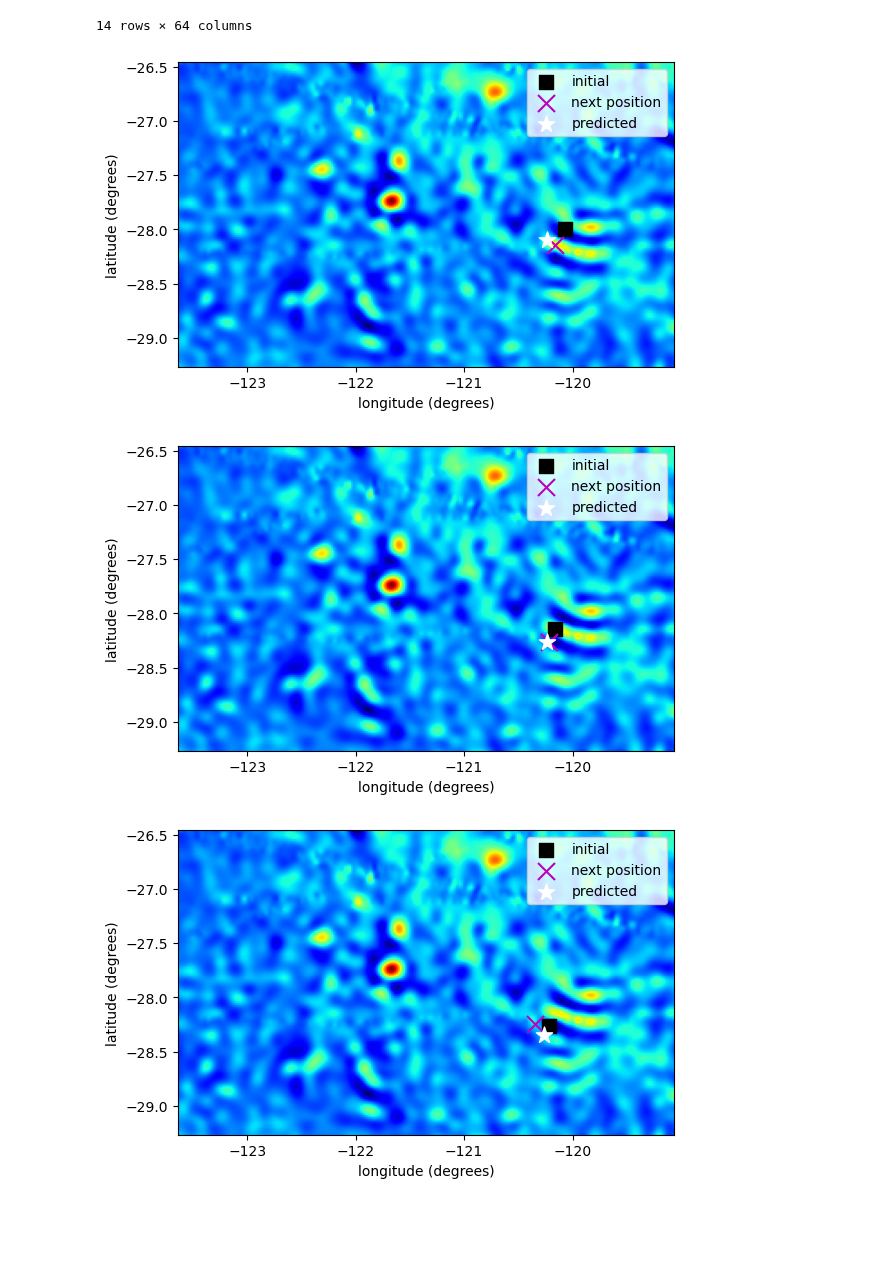
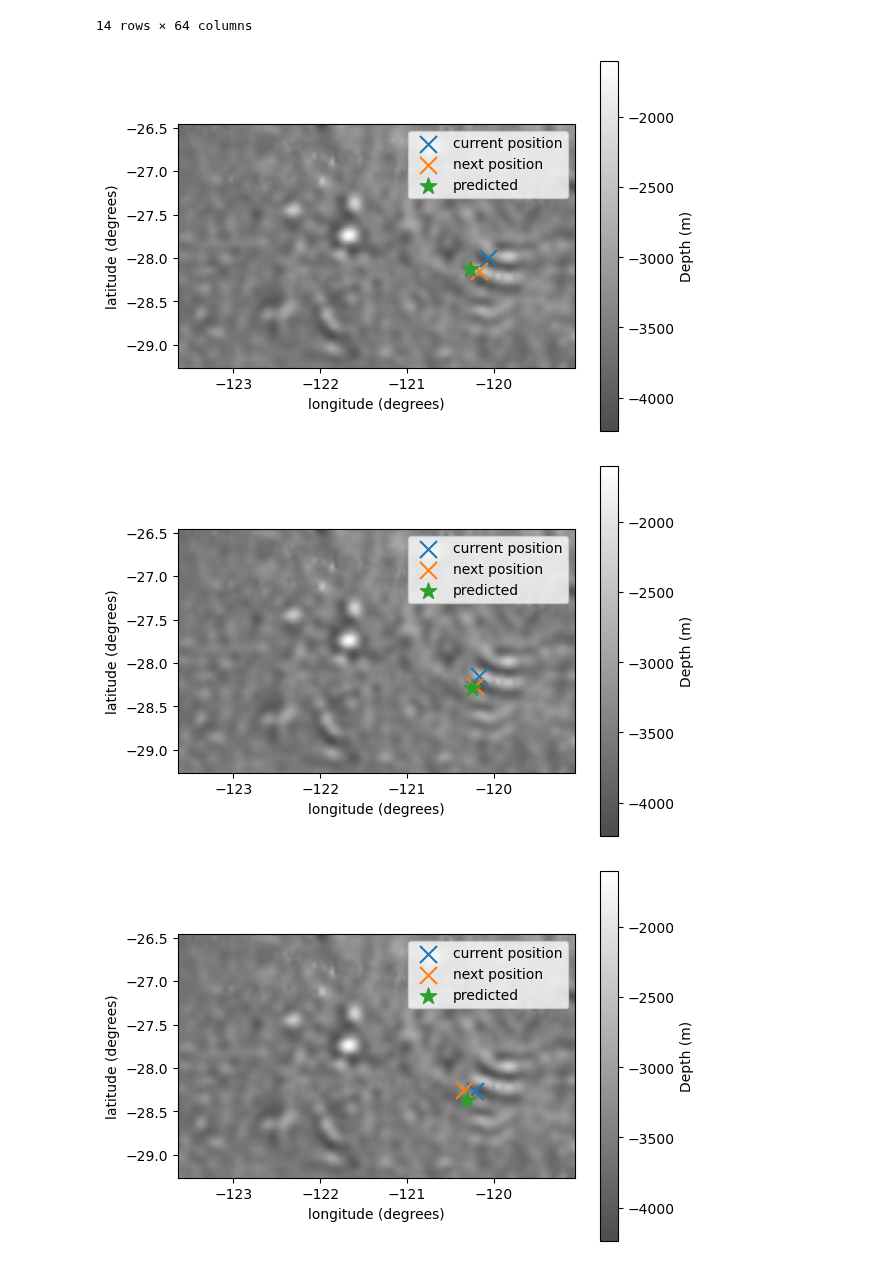
Before and after one commit to kalkulator413/argo_nn, a Jupyter notebook: plot_traj.ipynb, the cells around one changed output. Saved outputs shown, nothing was run; the diff lists cells and outputs as text; code cells hidden in the pictures; blank space fills up the shorter version.

```diff
--- a/plot_traj.ipynb
+++ b/plot_traj.ipynb
@@ -29,25 +29,26 @@ just_one
 # %%
 for i in range(just_one.shape[0]):
   y_plot = [just_one.get('lat')[i], just_one.get('nlat')[i], just_one.get('pnlat')[i]]
   x_plot = [just_one.get('lon')[i], just_one.get('nlon')[i], just_one.get('pnlon')[i]]
 
   minlon = just_one.get('lon').min()-1
   maxlon = just_one.get('lon').max()+1
   minlat = just_one.get('lat').min()-1
   maxlat = just_one.get('lat').max()+1
   rect = EG.get_rect(lat=(minlat + maxlat)/2, lon=(minlon + maxlon) /2, lat_radius=(minlat + maxlat)/2-minlat, lon_radius=(minlon + maxlon) /2-minlon)
-  plt.imshow(rect.grid, cmap=plt.cm.jet, origin='lower', extent=(minlon, maxlon, minlat, maxlat))
+  plt.imshow(rect.grid, cmap=plt.cm.gray, origin='lower', extent=(minlon, maxlon, minlat, maxlat), alpha=0.7)
+  plt.colorbar(label='Depth (m)')
 
-  plt.scatter(x_plot[0], y_plot[0], marker='s', s=100, c='k')
-  plt.scatter(x_plot[1], y_plot[1], marker='x', s=150, c='m')
-  plt.scatter(x_plot[2], y_plot[2], marker='*', s=150, c='w')
-  plt.legend(['initial', 'next position', 'predicted'])
+  plt.scatter(x_plot[0], y_plot[0], marker='x', s=150)
+  plt.scatter(x_plot[1], y_plot[1], marker='x', s=150)
+  plt.scatter(x_plot[2], y_plot[2], marker='*', s=150)
+  plt.legend(['current position', 'next position', 'predicted'])
   plt.xlim((minlon, maxlon))
   plt.ylim((minlat, maxlat))
   plt.xlabel('longitude (degrees)')
   plt.ylabel('latitude (degrees)')
   plt.show()
 # %% [output]
-[figure, old version]
+[figure, new version]
-[figure, old version]
+[figure, new version]
-[figure, old version]
+[figure, new version]
```
Also changed, not shown: parts of 1 cell of this notebook.
